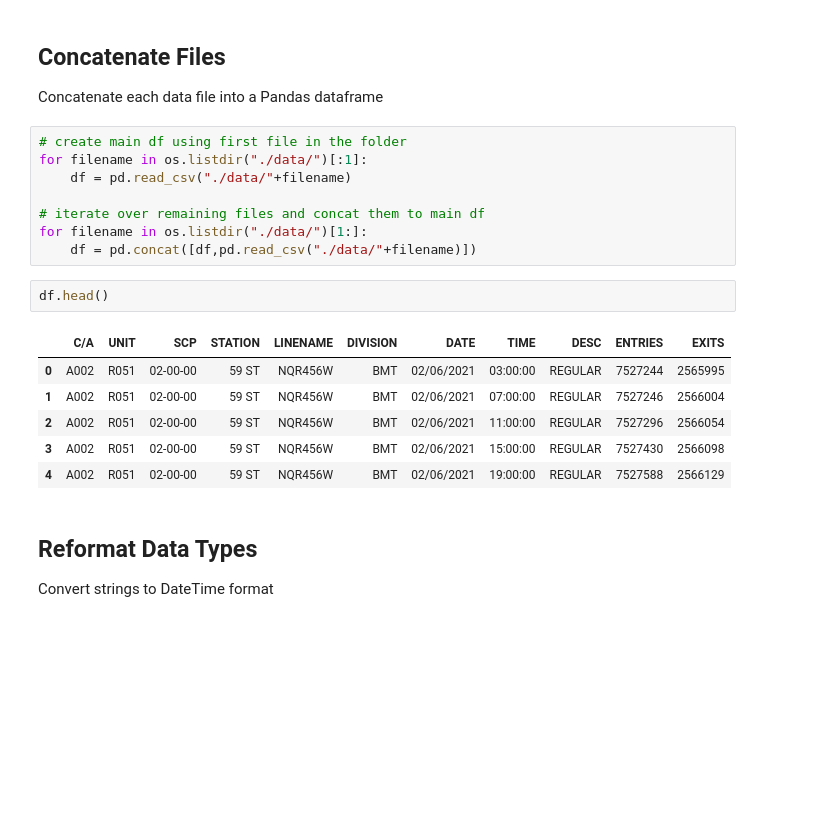
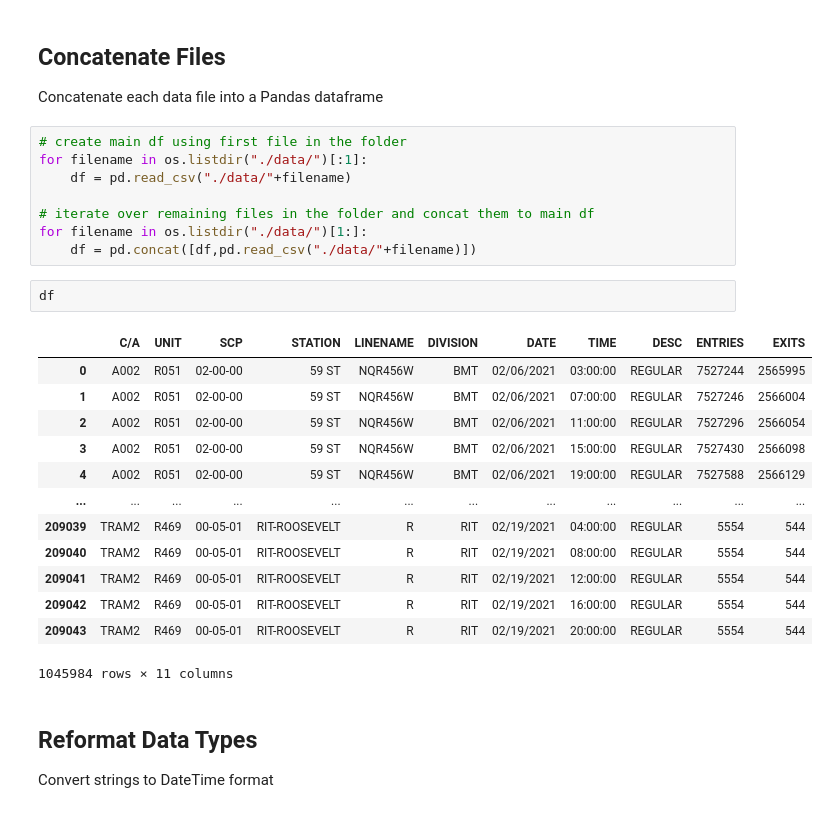
Before and after one commit to justinm0rgan/mta-turnstile-covid, a Jupyter notebook: collection-and-cleaning.ipynb, the cells around one changed output. Saved outputs shown, nothing was run; the diff lists cells and outputs as text; blank space fills up the shorter version.

```diff
--- a/collection-and-cleaning.ipynb
+++ b/collection-and-cleaning.ipynb
@@ -113,18 +122,25 @@ Concatenate each data file into a Pandas dataframe
 for filename in os.listdir("./data/")[:1]:
     df = pd.read_csv("./data/"+filename)
 
-# iterate over remaining files and concat them to main df
+# iterate over remaining files in the folder and concat them to main df
 for filename in os.listdir("./data/")[1:]:
     df = pd.concat([df,pd.read_csv("./data/"+filename)])
 # %%
-df.head()
+df
 # %% [output]
 |  | C/A | UNIT | SCP | STATION | LINENAME | DIVISION | DATE | TIME | DESC | ENTRIES | EXITS |
 | 0 | A002 | R051 | 02-00-00 | 59 ST | NQR456W | BMT | 02/06/2021 | 03:00:00 | REGULAR | 7527244 | 2565995 |
 | 1 | A002 | R051 | 02-00-00 | 59 ST | NQR456W | BMT | 02/06/2021 | 07:00:00 | REGULAR | 7527246 | 2566004 |
 | 2 | A002 | R051 | 02-00-00 | 59 ST | NQR456W | BMT | 02/06/2021 | 11:00:00 | REGULAR | 7527296 | 2566054 |
 | 3 | A002 | R051 | 02-00-00 | 59 ST | NQR456W | BMT | 02/06/2021 | 15:00:00 | REGULAR | 7527430 | 2566098 |
 | 4 | A002 | R051 | 02-00-00 | 59 ST | NQR456W | BMT | 02/06/2021 | 19:00:00 | REGULAR | 7527588 | 2566129 |
+| ... | ... | ... | ... | ... | ... | ... | ... | ... | ... | ... | ... |
+| 209039 | TRAM2 | R469 | 00-05-01 | RIT-ROOSEVELT | R | RIT | 02/19/2021 | 04:00:00 | REGULAR | 5554 | 544 |
+| 209040 | TRAM2 | R469 | 00-05-01 | RIT-ROOSEVELT | R | RIT | 02/19/2021 | 08:00:00 | REGULAR | 5554 | 544 |
+| 209041 | TRAM2 | R469 | 00-05-01 | RIT-ROOSEVELT | R | RIT | 02/19/2021 | 12:00:00 | REGULAR | 5554 | 544 |
+| 209042 | TRAM2 | R469 | 00-05-01 | RIT-ROOSEVELT | R | RIT | 02/19/2021 | 16:00:00 | REGULAR | 5554 | 544 |
+| 209043 | TRAM2 | R469 | 00-05-01 | RIT-ROOSEVELT | R | RIT | 02/19/2021 | 20:00:00 | REGULAR | 5554 | 544 |
+1045984 rows × 11 columns
 # %% [markdown]
 ## Reformat Data Types
 Convert strings to DateTime format
```
Also changed, not shown: parts of 18 cells of this notebook, 2 other files.
